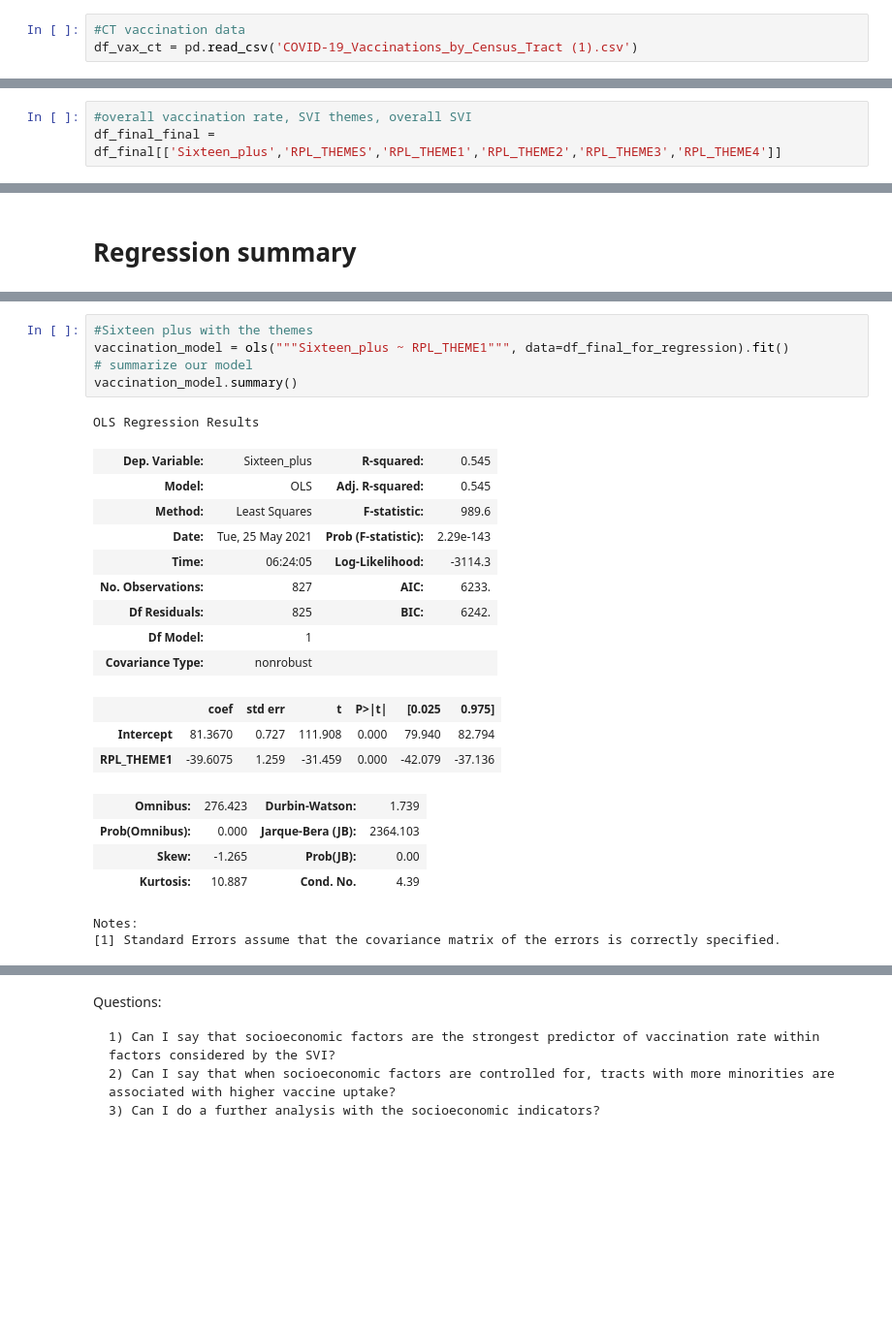
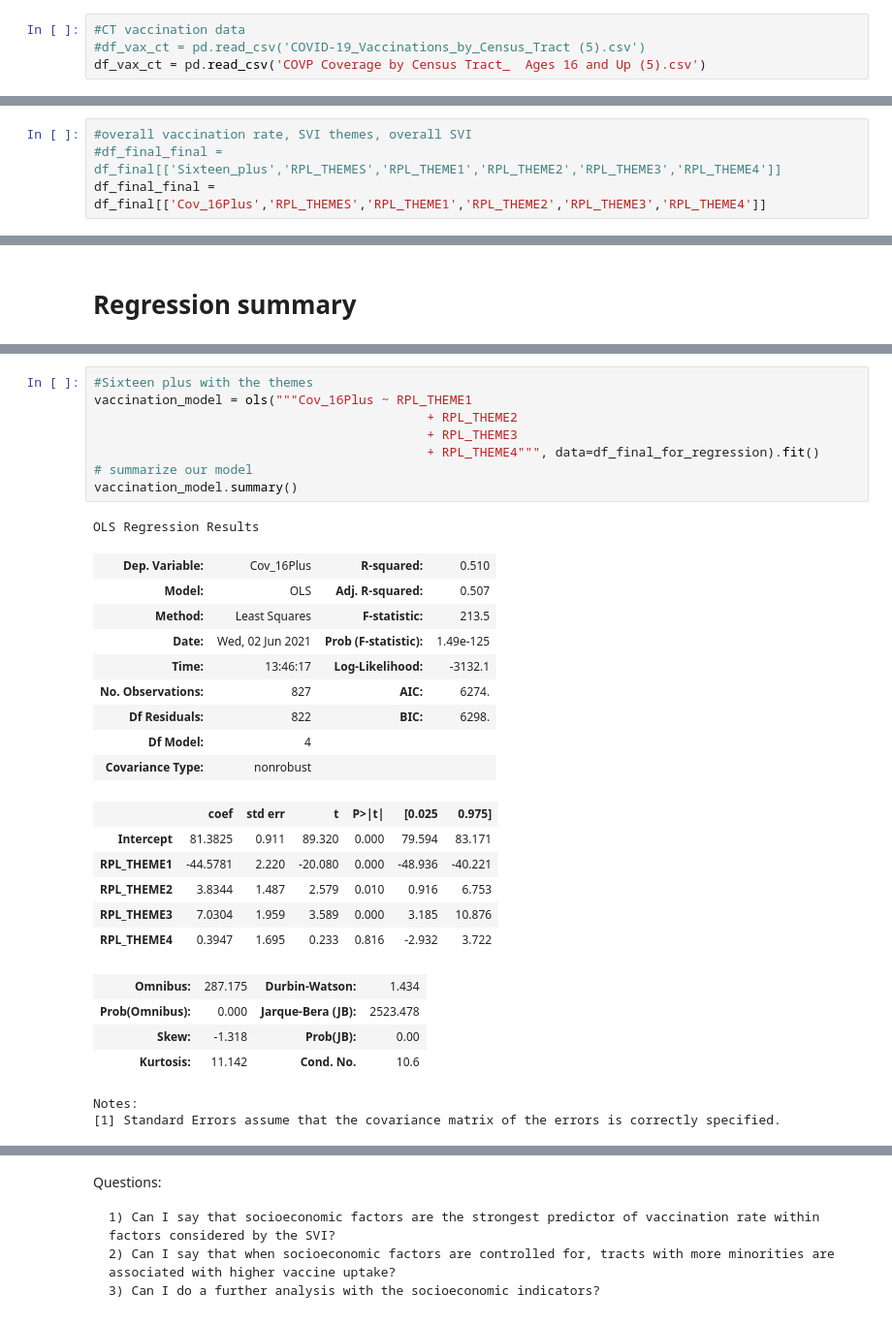
Before and after one commit to kpananjady/SVI_component_analysis, a Jupyter notebook: SVI characteristics .ipynb, the cells around one changed output, grey strips where cells are left out. Shown at 97% size. Drawn from its saved outputs; the diff is of its cells as text; blank space fills up the shorter version.

```diff
--- a/SVI characteristics .ipynb
+++ b/SVI characteristics .ipynb
@@ -40,6 +45,7 @@ df_ct_svi_themes = df_ct_svi[['FIPS','RPL_THEME1','RPL_THEME2','RPL_THEME3','RPL
 # %%
 #CT vaccination data
-df_vax_ct = pd.read_csv('COVID-19_Vaccinations_by_Census_Tract (1).csv')
+#df_vax_ct = pd.read_csv('COVID-19_Vaccinations_by_Census_Tract (5).csv')
+df_vax_ct = pd.read_csv('COVP Coverage by Census Tract_  Ages 16 and Up (5).csv')
 # %%
 #looks like we're missing a Census tract in the overall
 len(df_ct_svi_themes),len(df_vax_ct)
@@ -179,7 +206,8 @@ df_final_svi_not_suppressed_4[['Sixteen_plus','RPL_THEME4']].corr()
 # Variable isolation for regression analysis
 # %%
 #overall vaccination rate, SVI themes, overall SVI
-df_final_final = df_final[['Sixteen_plus','RPL_THEMES','RPL_THEME1','RPL_THEME2','RPL_THEME3','RPL_THEME4']]
+#df_final_final = df_final[['Sixteen_plus','RPL_THEMES','RPL_THEME1','RPL_THEME2','RPL_THEME3','RPL_THEME4']]
+df_final_final = df_final[['Cov_16Plus','RPL_THEMES','RPL_THEME1','RPL_THEME2','RPL_THEME3','RPL_THEME4']]
 # %%
 #checking that all datatypes are numbers
 df_final_final.dtypes
@@ -296,26 +326,32 @@ Notes:
 [1] Standard Errors assume that the covariance matrix of the errors is correctly specified.
 # %%
 #Sixteen plus with the themes
-vaccination_model = ols("""Sixteen_plus ~ RPL_THEME1""", data=df_final_for_regression).fit()
+vaccination_model = ols("""Cov_16Plus ~ RPL_THEME1
+                                            + RPL_THEME2
+                                            + RPL_THEME3
+                                            + RPL_THEME4""", data=df_final_for_regression).fit()
 # summarize our model
 vaccination_model.summary()
 # %% [output]
 OLS Regression Results
-| Dep. Variable: | Sixteen_plus | R-squared: | 0.545 |
-| Model: | OLS | Adj. R-squared: | 0.545 |
-| Method: | Least Squares | F-statistic: | 989.6 |
-| Date: | Tue, 25 May 2021 | Prob (F-statistic): | 2.29e-143 |
-| Time: | 06:24:05 | Log-Likelihood: | -3114.3 |
-| No. Observations: | 827 | AIC: | 6233. |
-| Df Residuals: | 825 | BIC: | 6242. |
-| Df Model: | 1 |  |  |
+| Dep. Variable: | Cov_16Plus | R-squared: | 0.510 |
+| Model: | OLS | Adj. R-squared: | 0.507 |
+| Method: | Least Squares | F-statistic: | 213.5 |
+| Date: | Wed, 02 Jun 2021 | Prob (F-statistic): | 1.49e-125 |
+| Time: | 13:46:17 | Log-Likelihood: | -3132.1 |
+| No. Observations: | 827 | AIC: | 6274. |
+| Df Residuals: | 822 | BIC: | 6298. |
+| Df Model: | 4 |  |  |
 | Covariance Type: | nonrobust |  |  |
 |  | coef | std err | t | P>|t| | [0.025 | 0.975] |
-| Intercept | 81.3670 | 0.727 | 111.908 | 0.000 | 79.940 | 82.794 |
-| RPL_THEME1 | -39.6075 | 1.259 | -31.459 | 0.000 | -42.079 | -37.136 |
+| Intercept | 81.3825 | 0.911 | 89.320 | 0.000 | 79.594 | 83.171 |
+| RPL_THEME1 | -44.5781 | 2.220 | -20.080 | 0.000 | -48.936 | -40.221 |
+| RPL_THEME2 | 3.8344 | 1.487 | 2.579 | 0.010 | 0.916 | 6.753 |
+| RPL_THEME3 | 7.0304 | 1.959 | 3.589 | 0.000 | 3.185 | 10.876 |
+| RPL_THEME4 | 0.3947 | 1.695 | 0.233 | 0.816 | -2.932 | 3.722 |
-| Omnibus: | 276.423 | Durbin-Watson: | 1.739 |
-| Prob(Omnibus): | 0.000 | Jarque-Bera (JB): | 2364.103 |
-| Skew: | -1.265 | Prob(JB): | 0.00 |
-| Kurtosis: | 10.887 | Cond. No. | 4.39 |
+| Omnibus: | 287.175 | Durbin-Watson: | 1.434 |
+| Prob(Omnibus): | 0.000 | Jarque-Bera (JB): | 2523.478 |
+| Skew: | -1.318 | Prob(JB): | 0.00 |
+| Kurtosis: | 11.142 | Cond. No. | 10.6 |
 Notes:
 [1] Standard Errors assume that the covariance matrix of the errors is correctly specified.
```
Also changed, not shown: parts of 28 cells of this notebook.
